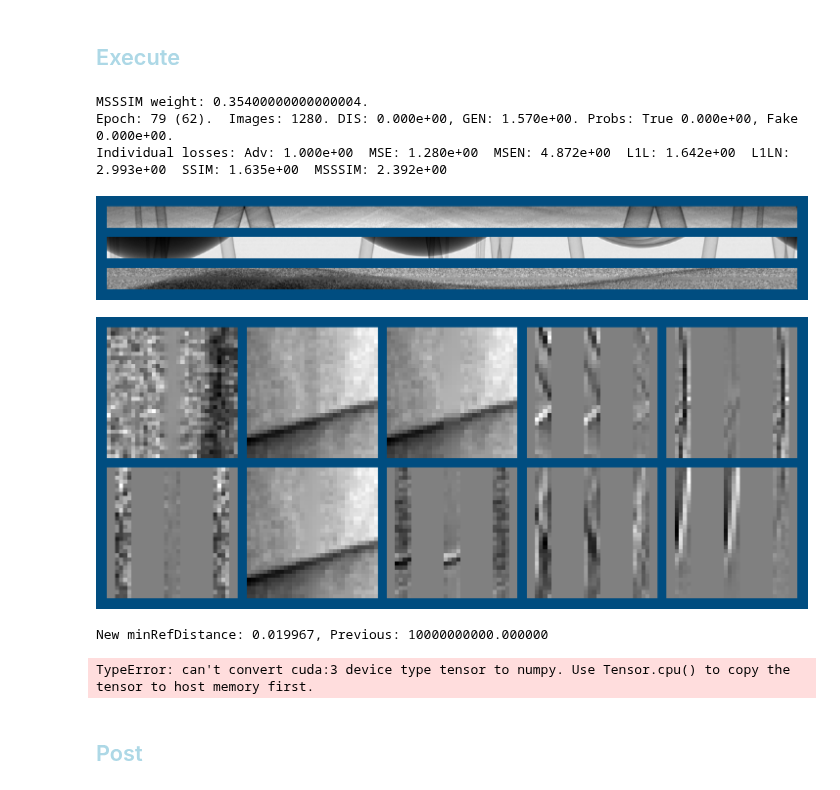
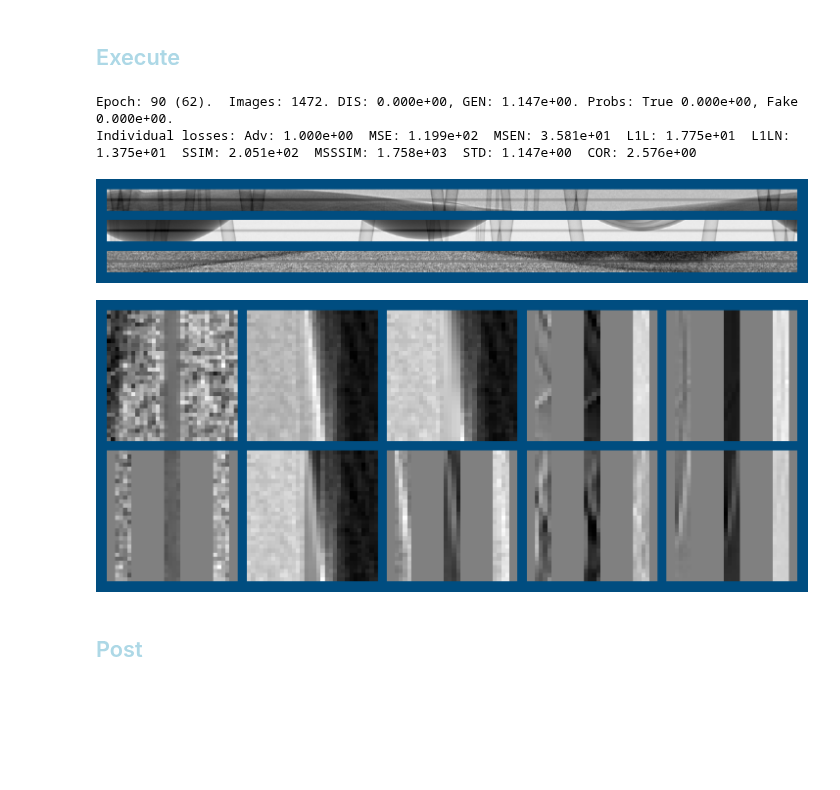
Before and after one commit to AustralianSynchrotron/sinogap, a Jupyter notebook: sinogap_bp3.ipynb, the cells around one changed output. Saved outputs shown, nothing was run; the diff lists cells and outputs as text; code cells hidden in the pictures; blank space fills up the shorter version.

```diff
--- a/sinogap_bp3.ipynb
+++ b/sinogap_bp3.ipynb
@@ -312,7 +312,7 @@ Estimated Total Size (MB): 0.52
 # %% [markdown]
 ## <font style="color:lightblue">Norms</font>
 # %%
-#sg.testLoader = sg.createDataLoader(sg.testSet, num_workers=0)
+sg.testLoader = sg.createDataLoader(sg.testSet, num_workers=0)
 #_ = sg.summarizeMe(sg.testLoader, True)
 #_ = sg.summarizeMe(sg.testLoader, False)
 #_ = sg.summarizeMe(sg.dataLoader, True)
@@ -328,10 +328,13 @@ sg.metrices = {
     'MSEN'   : sg.Metrics(sg.loss_MSEN,    6.000e+01, 0),
     'L1L'    : sg.Metrics(sg.loss_L1L,     1.777e+01, 0),
     'L1LN'   : sg.Metrics(sg.loss_L1LN,    2.033e+02, 0),
-    'SSIM'   : sg.Metrics(sg.loss_SSIM,    3.888e-04, 0),
-    'MSSSIM' : sg.Metrics(sg.loss_MSSSIM,  3.565e-06, 0.25),
+    'SSIM'   : sg.Metrics(sg.loss_SSIM,    4.900e-05, 0),
+    'MSSSIM' : sg.Metrics(sg.loss_MSSSIM,  1.760e-07, 0),
+    'STD'    : sg.Metrics(sg.loss_STD,     7.840e-03, 0),
+    'COR'    : sg.Metrics(sg.loss_COR,     4.000e-02, 0),
 }
 
+#_ = sg.summarizeMe(sg.testLoader, True)
 #_ = sg.summarizeMe(sg.testLoader, False)
 
 
@@ -363,8 +366,8 @@ sg.writer.add_graph(sg.generator, ((sg.refImages),) )
 
 #sg.scheduler_G.gamma = 1-0.01
 #sg.scheduler_D.gamma = 1-0.005
-#sg.optimizer_G.step()
-#torch.optim.lr_scheduler.LambdaLR(sg.optimizer_G, lambda epoch: 0.1).step()
+sg.optimizer_G.step()
+torch.optim.lr_scheduler.LambdaLR(sg.optimizer_G, lambda epoch: 0.001).step()
 #sg.optimizer_D.step()
 #torch.optim.lr_scheduler.LambdaLR(sg.optimizer_D, lambda epoch: 0.05).step()
 
@@ -407,9 +410,9 @@ def my_beforeReport(sglocals) :
 
     print(message)
     return
-sg.beforeReport = my_beforeReport
+#sg.beforeReport = my_beforeReport
 
-minRefDistance = 1e10
+#minRefDistance = 0.018
 def my_afterReport(sglocals) :
     global minRefDistance
     #refDistance = sg.loss_MSE( sglocals['refViews'][[2],[0],...], sglocals['refViews'][[2],[2],...]).sum().cpu().item()
@@ -425,41 +428,38 @@ def my_afterReport(sglocals) :
         sg.tifffile.imwrite(f"catchMePatch_{sg.TCfg.exec}.tif", sglocals['refViews'][2,2,...])
     sg.writer.add_scalars("Aux", {'RefDistance' : refDistance}, sg.imer)
     return
 sg.afterReport = my_afterReport
 
 #sg.writer.add_scalars("Aux", {'Batch size': math.log(sg.TCfg.batchSize,2)}, sg.imer)
 def my_afterEachEpoch(sglocals) :
     #return
     sg.TCfg.batchSize = min(2**12, sg.TCfg.batchSize * 2)
     sg.TCfg.batchSplit = max(2**0, int(sg.TCfg.batchSize / 2**2))
     sg.writer.add_scalars("Aux", {'Batch size': math.log(sg.TCfg.batchSize,2)}, sg.imer)
     print(f"Batch size: {sg.TCfg.batchSize}, split: {sg.TCfg.batchSplit}", )
     return
 #sg.afterEachEpoch = my_afterEachEpoch
 
 #sg.TCfg.num_workers=0
 sg.freeGPUmem()
 try :
     sg.train(savedCheckPoint)
 except :
     #del sg.dataLoader
     #del sg.testLoaderhuiVam
     sg.freeGPUmem()
     1/10 # to release Jupyuter memory in the next step
     sg.epoch -= 1
     raise
 
 
 
-# bricks pretrained
+# STD
 # %% [output]
-MSSSIM weight: 0.35400000000000004.
-Epoch: 79 (62).  Images: 1280. DIS: 0.000e+00, GEN: 1.570e+00. Probs: True 0.000e+00, Fake 0.000e+00.
-Individual losses: Adv: 1.000e+00  MSE: 1.280e+00  MSEN: 4.872e+00  L1L: 1.642e+00  L1LN: 2.993e+00  SSIM: 1.635e+00  MSSSIM: 2.392e+00
+Epoch: 90 (62).  Images: 1472. DIS: 0.000e+00, GEN: 1.147e+00. Probs: True 0.000e+00, Fake 0.000e+00.
+Individual losses: Adv: 1.000e+00  MSE: 1.199e+02  MSEN: 3.581e+01  L1L: 1.775e+01  L1LN: 1.375e+01  SSIM: 2.051e+02  MSSSIM: 1.758e+03  STD: 1.147e+00  COR: 2.576e+00
-[figure, old version]
+[figure, new version]
-[figure, old version]
+[figure, new version]
-New minRefDistance: 0.019967, Previous: 10000000000.000000
-TypeError: can't convert cuda:3 device type tensor to numpy. Use Tensor.cpu() to copy the tensor to host memory first.
 # %% [markdown]
 ## <font style="color:lightblue">Post</font>
 # %%
```
Also changed, not shown: parts of 1 cell of this notebook, 3 other files.
